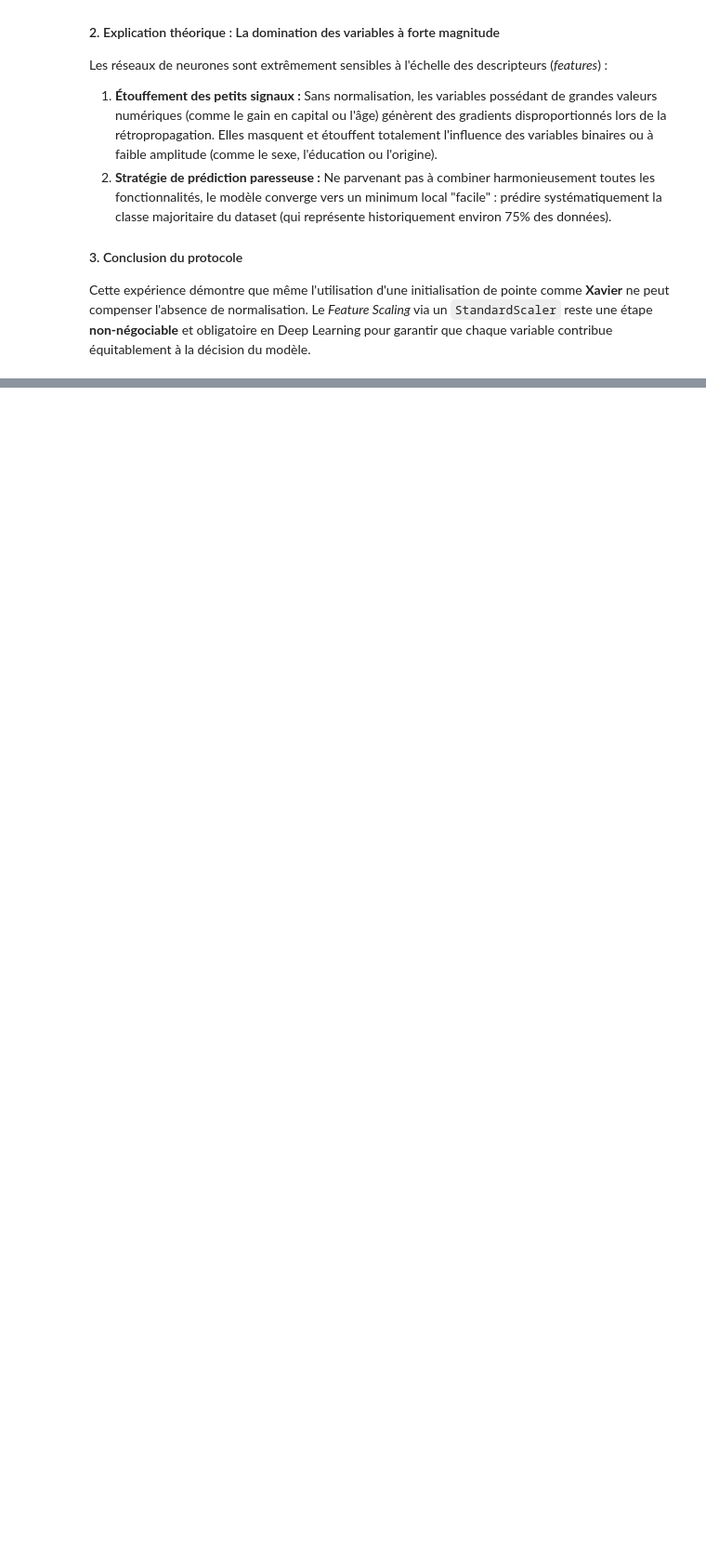
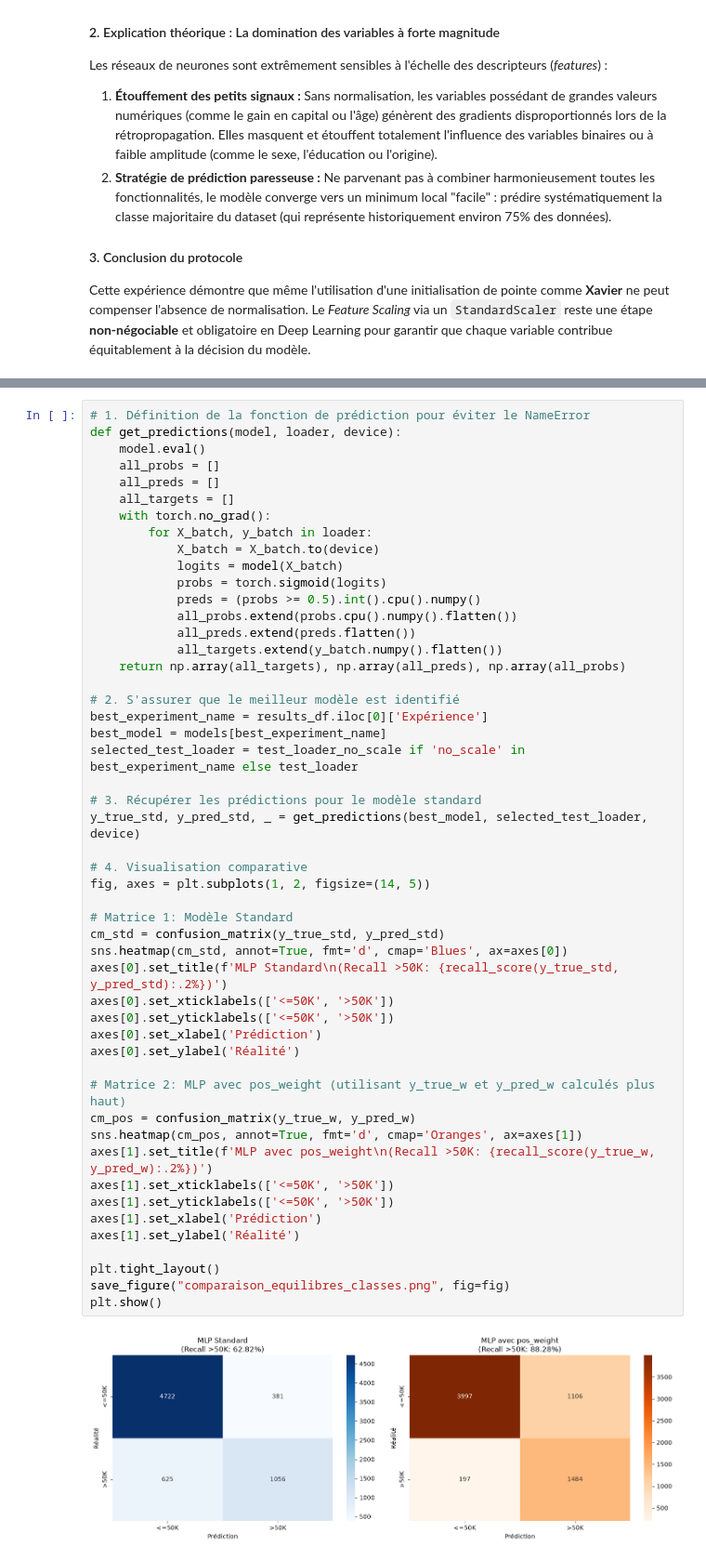
Before and after one commit to AyaQuarine/DEEPXPLAIN, a Jupyter notebook: notebooks/01_mlp_adult_income.ipynb, the cells around one changed output, grey strips where cells are left out. Shown at 93% size. Drawn from its saved outputs; the diff is of its cells as text; blank space fills up the shorter version.

```diff
--- a/notebooks/01_mlp_adult_income.ipynb
+++ b/notebooks/01_mlp_adult_income.ipynb
@@ -1038,0 +1350,52 @@ Cette expérience démontre que même l'utilisation d'une initialisation de poin
+# %%
+# 1. Définition de la fonction de prédiction pour éviter le NameError
+def get_predictions(model, loader, device):
+    model.eval()
+    all_probs = []
+    all_preds = []
+    all_targets = []
+    with torch.no_grad():
+        for X_batch, y_batch in loader:
+            X_batch = X_batch.to(device)
+            logits = model(X_batch)
+            probs = torch.sigmoid(logits)
+            preds = (probs >= 0.5).int().cpu().numpy()
+            all_probs.extend(probs.cpu().numpy().flatten())
+            all_preds.extend(preds.flatten())
+            all_targets.extend(y_batch.numpy().flatten())
+    return np.array(all_targets), np.array(all_preds), np.array(all_probs)
+
+# 2. S'assurer que le meilleur modèle est identifié
+best_experiment_name = results_df.iloc[0]['Expérience']
+best_model = models[best_experiment_name]
+selected_test_loader = test_loader_no_scale if 'no_scale' in best_experiment_name else test_loader
+
+# 3. Récupérer les prédictions pour le modèle standard
+y_true_std, y_pred_std, _ = get_predictions(best_model, selected_test_loader, device)
+
+# 4. Visualisation comparative
+fig, axes = plt.subplots(1, 2, figsize=(14, 5))
+
+# Matrice 1: Modèle Standard
+cm_std = confusion_matrix(y_true_std, y_pred_std)
+sns.heatmap(cm_std, annot=True, fmt='d', cmap='Blues', ax=axes[0])
+axes[0].set_title(f'MLP Standard\n(Recall >50K: {recall_score(y_true_std, y_pred_std):.2%})')
+axes[0].set_xticklabels(['<=50K', '>50K'])
+axes[0].set_yticklabels(['<=50K', '>50K'])
+axes[0].set_xlabel('Prédiction')
+axes[0].set_ylabel('Réalité')
+
+# Matrice 2: MLP avec pos_weight (utilisant y_true_w et y_pred_w calculés plus haut)
+cm_pos = confusion_matrix(y_true_w, y_pred_w)
+sns.heatmap(cm_pos, annot=True, fmt='d', cmap='Oranges', ax=axes[1])
+axes[1].set_title(f'MLP avec pos_weight\n(Recall >50K: {recall_score(y_true_w, y_pred_w):.2%})')
+axes[1].set_xticklabels(['<=50K', '>50K'])
+axes[1].set_yticklabels(['<=50K', '>50K'])
+axes[1].set_xlabel('Prédiction')
+axes[1].set_ylabel('Réalité')
+
+plt.tight_layout()
+save_figure("comparaison_equilibres_classes.png", fig=fig)
+plt.show()
+# %% [output]
+[figure, added]
```
Also changed, not shown: parts of 35 cells of this notebook, 8 other files.
